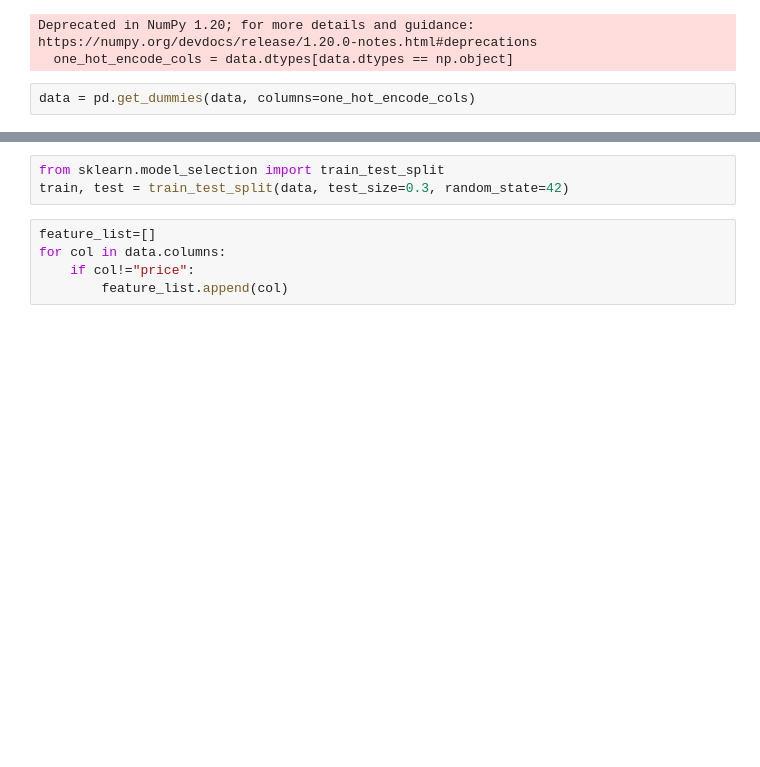
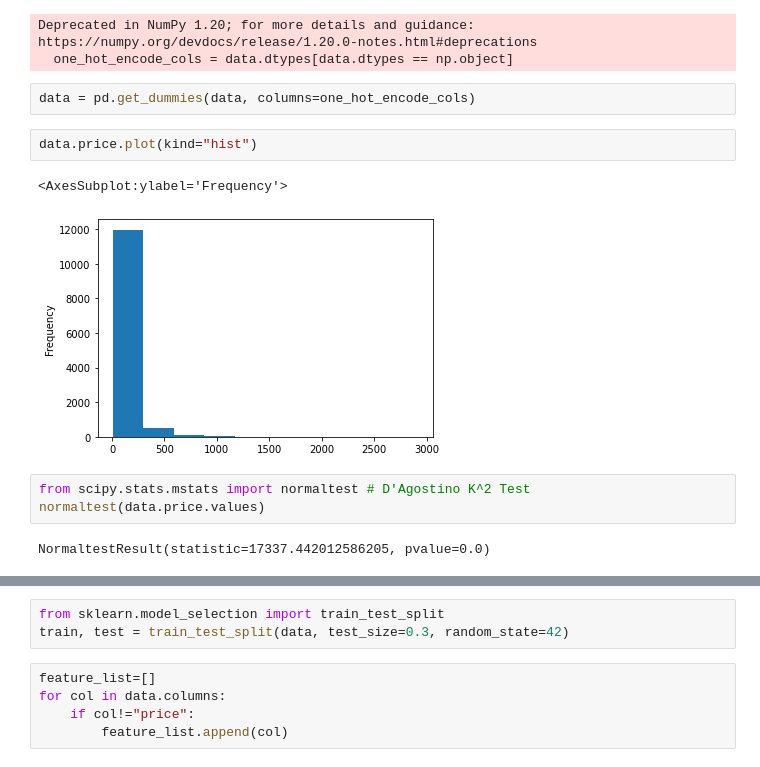
Before and after one commit to Hrithik2212/IBM-Machine-Learning-Course, a Jupyter notebook: Supervised Learning - Regression/Regression peer graded assignment/assign.ipynb, the cells around one changed output, grey strips where cells are left out. Drawn from its saved outputs; the diff is of its cells as text; blank space fills up the shorter version.

```diff
--- a/Supervised Learning - Regression/Regression peer graded assignment/assign.ipynb
+++ b/Supervised Learning - Regression/Regression peer graded assignment/assign.ipynb
@@ -220,3 +220,13 @@ Deprecated in NumPy 1.20; for more details and guidance: https://numpy.org/devdo
   one_hot_encode_cols = data.dtypes[data.dtypes == np.object]
 # %%
 data = pd.get_dummies(data, columns=one_hot_encode_cols)
+# %%
+data.price.plot(kind="hist")
+# %% [output]
+<AxesSubplot:ylabel='Frequency'>
+[figure, added]
+# %%
+from scipy.stats.mstats import normaltest # D'Agostino K^2 Test
+normaltest(data.price.values)
+# %% [output]
+NormaltestResult(statistic=17337.442012586205, pvalue=0.0)
```
Also changed, not shown: parts of 15 cells of this notebook.
